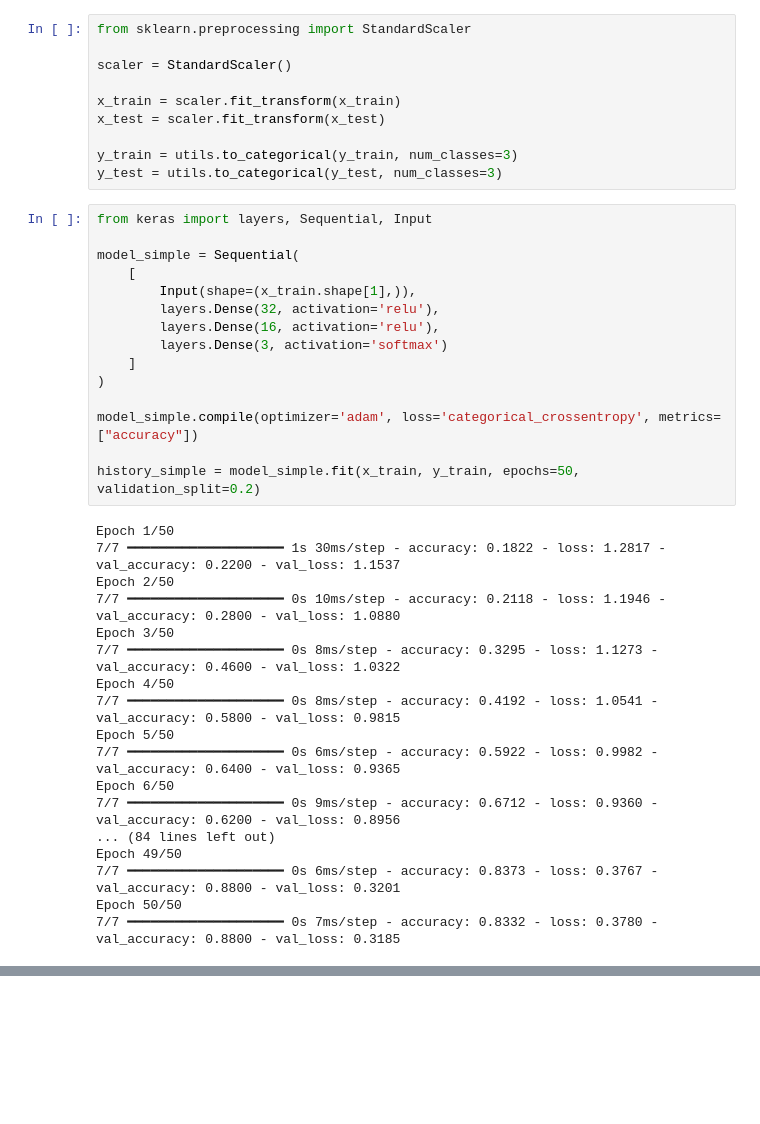
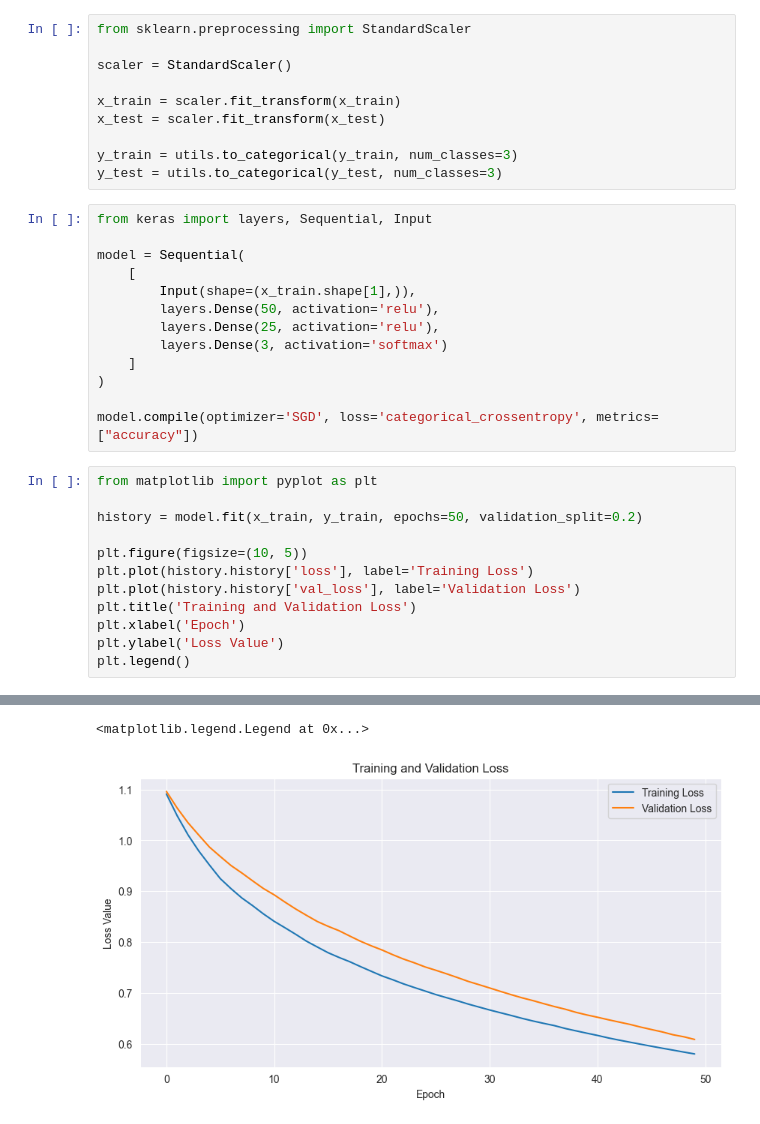
Before and after one commit to ivan-22-3-5/nn_5th_sem, a Jupyter notebook: lab5/src/lab5.ipynb, the cells around one changed output, grey strips where cells are left out. Saved outputs shown, nothing was run; the diff lists cells and outputs as text; blank space fills up the shorter version.

```diff
--- a/lab5/src/lab5.ipynb
+++ b/lab5/src/lab5.ipynb
@@ -23,33 +23,26 @@ y_test = utils.to_categorical(y_test, num_classes=3)
 # %%
 from keras import layers, Sequential, Input
 
-model_simple = Sequential(
+model = Sequential(
     [
         Input(shape=(x_train.shape[1],)),
-        layers.Dense(32, activation='relu'),
-        layers.Dense(16, activation='relu'),
+        layers.Dense(50, activation='relu'),
+        layers.Dense(25, activation='relu'),
         layers.Dense(3, activation='softmax')
     ]
 )
 
-model_simple.compile(optimizer='adam', loss='categorical_crossentropy', metrics=["accuracy"])
-
-history_simple = model_simple.fit(x_train, y_train, epochs=50, validation_split=0.2)
+model.compile(optimizer='SGD', loss='categorical_crossentropy', metrics=["accuracy"])
-# %% [output]
-Epoch 1/50
-7/7 ━━━━━━━━━━━━━━━━━━━━ 1s 30ms/step - accuracy: 0.1822 - loss: 1.2817 - val_accuracy: 0.2200 - val_loss: 1.1537
-Epoch 2/50
-7/7 ━━━━━━━━━━━━━━━━━━━━ 0s 10ms/step - accuracy: 0.2118 - loss: 1.1946 - val_accuracy: 0.2800 - val_loss: 1.0880
-Epoch 3/50
-7/7 ━━━━━━━━━━━━━━━━━━━━ 0s 8ms/step - accuracy: 0.3295 - loss: 1.1273 - val_accuracy: 0.4600 - val_loss: 1.0322
-Epoch 4/50
-7/7 ━━━━━━━━━━━━━━━━━━━━ 0s 8ms/step - accuracy: 0.4192 - loss: 1.0541 - val_accuracy: 0.5800 - val_loss: 0.9815
-Epoch 5/50
-7/7 ━━━━━━━━━━━━━━━━━━━━ 0s 6ms/step - accuracy: 0.5922 - loss: 0.9982 - val_accuracy: 0.6400 - val_loss: 0.9365
-Epoch 6/50
-7/7 ━━━━━━━━━━━━━━━━━━━━ 0s 9ms/step - accuracy: 0.6712 - loss: 0.9360 - val_accuracy: 0.6200 - val_loss: 0.8956
-... (84 lines left out)
-Epoch 49/50
-7/7 ━━━━━━━━━━━━━━━━━━━━ 0s 6ms/step - accuracy: 0.8373 - loss: 0.3767 - val_accuracy: 0.8800 - val_loss: 0.3201
-Epoch 50/50
-7/7 ━━━━━━━━━━━━━━━━━━━━ 0s 7ms/step - accuracy: 0.8332 - loss: 0.3780 - val_accuracy: 0.8800 - val_loss: 0.3185
+# %%
+from matplotlib import pyplot as plt
+
+history = model.fit(x_train, y_train, epochs=50, validation_split=0.2)
+
+plt.figure(figsize=(10, 5))
+plt.plot(history.history['loss'], label='Training Loss')
+plt.plot(history.history['val_loss'], label='Validation Loss')
+plt.title('Training and Validation Loss')
+plt.xlabel('Epoch')
+plt.ylabel('Loss Value')
+plt.legend()
+# %% [output]
@@ -56 +66,3 @@ Epoch 50/50
+<matplotlib.legend.Legend at 0x...>
+[figure, added]
 # %%
```
Also changed, not shown: parts of 4 cells of this notebook.
